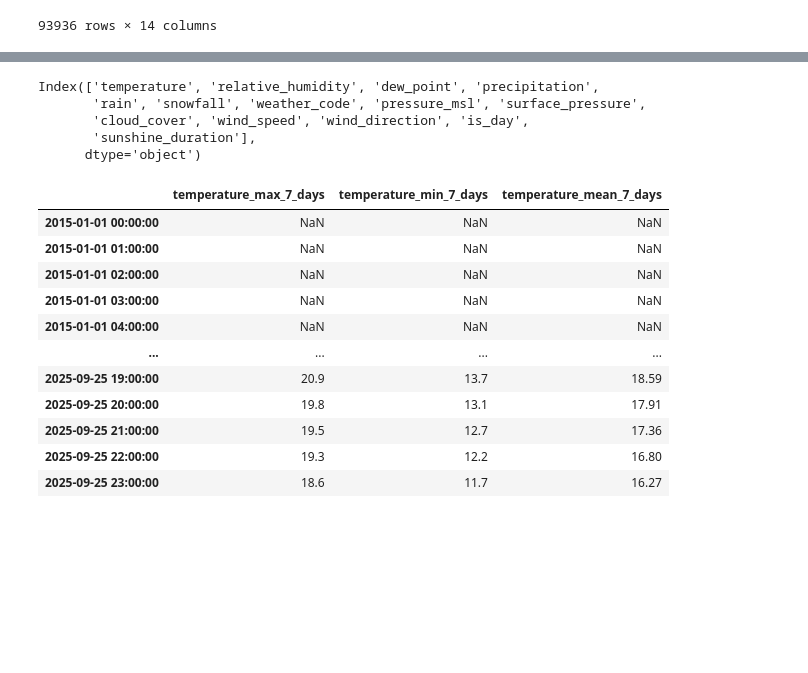
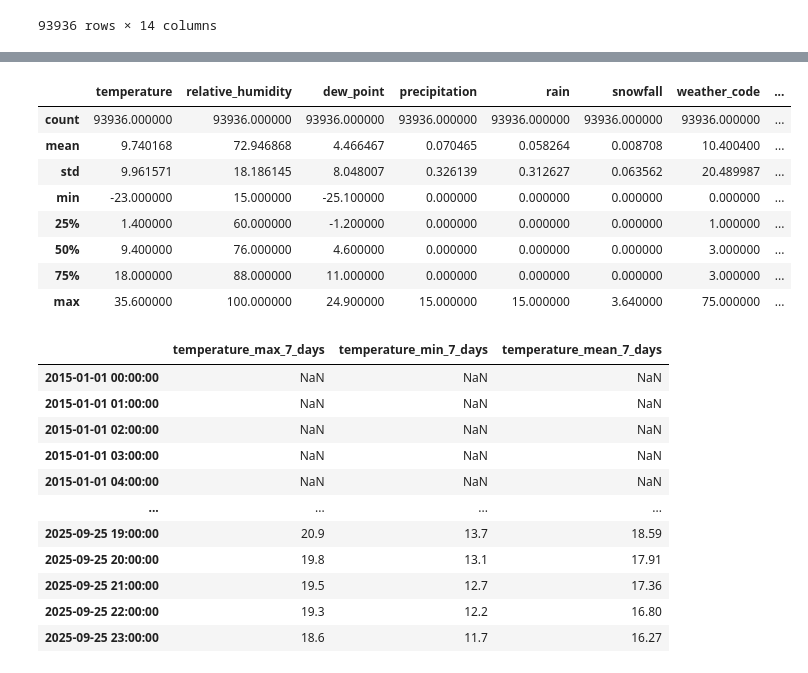
Before and after one commit to pyOctopuss/masters_diploma, a Jupyter notebook: eda & feature_engineering.ipynb, the cells around one changed output, grey strips where cells are left out. Saved outputs shown, nothing was run; the diff lists cells and outputs as text; code cells hidden in the pictures; blank space fills up the shorter version.

```diff
--- a/eda & feature_engineering.ipynb
+++ b/eda & feature_engineering.ipynb
@@ -47,3 +77,15 @@ df
+# %%
+df.describe()
+# %% [output]
+|  | temperature | relative_humidity | dew_point | precipitation | rain | snowfall | weather_code | ... |
+| count | 93936.000000 | 93936.000000 | 93936.000000 | 93936.000000 | 93936.000000 | 93936.000000 | 93936.000000 | ... |
+| mean | 9.740168 | 72.946868 | 4.466467 | 0.070465 | 0.058264 | 0.008708 | 10.400400 | ... |
+| std | 9.961571 | 18.186145 | 8.048007 | 0.326139 | 0.312627 | 0.063562 | 20.489987 | ... |
+| min | -23.000000 | 15.000000 | -25.100000 | 0.000000 | 0.000000 | 0.000000 | 0.000000 | ... |
+| 25% | 1.400000 | 60.000000 | -1.200000 | 0.000000 | 0.000000 | 0.000000 | 1.000000 | ... |
+| 50% | 9.400000 | 76.000000 | 4.600000 | 0.000000 | 0.000000 | 0.000000 | 3.000000 | ... |
+| 75% | 18.000000 | 88.000000 | 11.000000 | 0.000000 | 0.000000 | 0.000000 | 3.000000 | ... |
+| max | 35.600000 | 100.000000 | 24.900000 | 15.000000 | 15.000000 | 3.640000 | 75.000000 | ... |
 # %%
 # plt.scatter(x='dew_point_2m (°C)', y='temperature_2m (°C)', data=df)
 # %%
@@ -52,16 +94,6 @@ df
 new_index = pd.date_range(start=df.index[0], end=df.index[-1]+timedelta(days=7), freq='h')
 
 df = df.reindex(new_index)
-# %%
-df.columns = [i.split(" (")[0] for i in df.columns]
-df.columns = [re.split(r"_\d+", i)[0] if i.endswith('m') else i for i in df.columns]
-df.columns
-# %% [output]
-Index(['temperature', 'relative_humidity', 'dew_point', 'precipitation',
-       'rain', 'snowfall', 'weather_code', 'pressure_msl', 'surface_pressure',
-       'cloud_cover', 'wind_speed', 'wind_direction', 'is_day',
-       'sunshine_duration'],
-      dtype='object')
 # %%
 df = df.sort_index()
 
```
Also changed, not shown: parts of 4 cells of this notebook, 14 other files.
